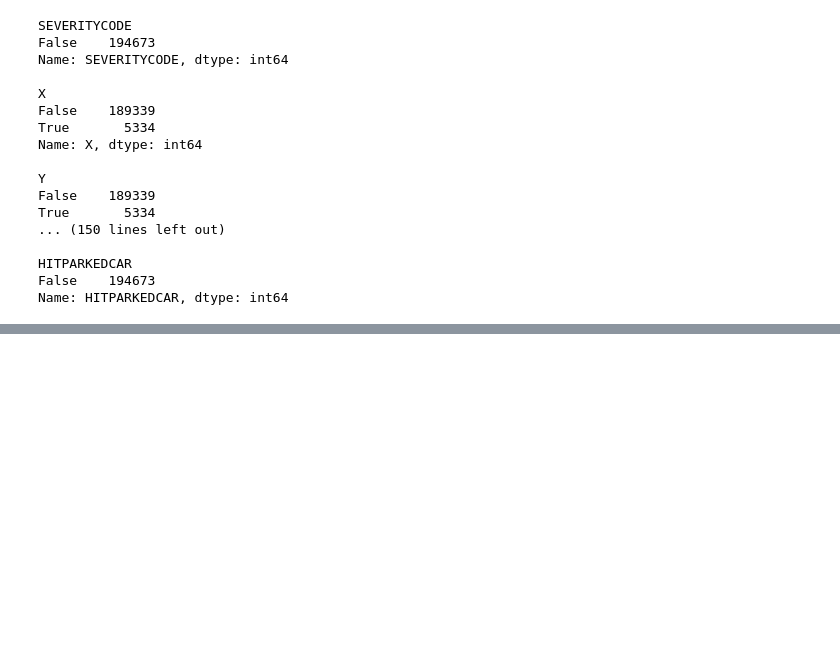
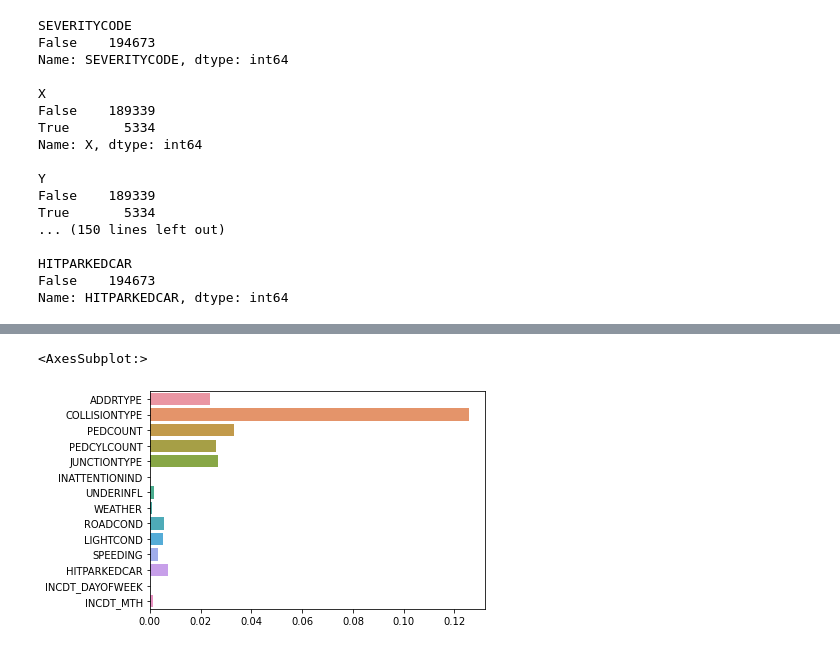
Before and after one commit to pablock-stark/ibm_data_science-final_capstone_project, a Jupyter notebook: ibm_applied_data_science_capstone.ipynb, the cells around one changed output, grey strips where cells are left out. Saved outputs shown, nothing was run; the diff lists cells and outputs as text; code cells hidden in the pictures; blank space fills up the shorter version.

```diff
--- a/ibm_applied_data_science_capstone.ipynb
+++ b/ibm_applied_data_science_capstone.ipynb
@@ -140,0 +445,65 @@ Name: HITPARKEDCAR, dtype: int64
+# %%
+from sklearn.model_selection import train_test_split
+from sklearn.preprocessing import LabelEncoder
+from sklearn.preprocessing import OrdinalEncoder
+from sklearn.feature_selection import SelectKBest
+from sklearn.feature_selection import mutual_info_classif
+
+# prepare input data
+def prepare_inputs(X_train, X_test):
+    oe = OrdinalEncoder()
+    oe.fit(X_train)
+    X_train_enc = oe.transform(X_train)
+    X_test_enc = oe.transform(X_test)
+    return X_train_enc, X_test_enc
+
+# prepare target
+def prepare_targets(y_train, y_test):
+    le = LabelEncoder()
+    le.fit(y_train)
+    y_train_enc = le.transform(y_train)
+    y_test_enc = le.transform(y_test)
+    return y_train_enc, y_test_enc
+
+# feature selection
+def select_features(X_train, y_train, X_test):
+    fs = SelectKBest(score_func=mutual_info_classif, k='all')
+    fs.fit(X_train, y_train)
+    X_train_fs = fs.transform(X_train)
+    X_test_fs = fs.transform(X_test)
+    return X_train_fs, X_test_fs, fs
+
+def calc_entropy(X, y, n):
+    scores = []
+    result = np.zeros(len(X.columns))
+
+    for i in range(n):
+        # split into train and test sets
+        X_train, X_test, y_train, y_test = train_test_split(X, y, test_size=0.33, random_state=1)
+        # prepare input data
+        X_train_enc, X_test_enc = prepare_inputs(X_train, X_test)
+        # prepare output data
+        y_train_enc, y_test_enc = prepare_targets(y_train, y_test)
+        # feature selection
+        X_train_fs, X_test_fs, fs = select_features(X_train_enc, y_train_enc, X_test_enc)
+        # what are scores for the features
+        result = fs.scores_ + result
+
+    return result / n
+
+X = df_selection.drop(columns=['X','Y', 'PERSONCOUNT', 'VEHCOUNT', 'SEVERITYCODE'])
+X = X.astype(str)
+y = df_selection['SEVERITYCODE']
+
+# Change the iteration number if you want to average the results
+iterations = 1
+
+result = calc_entropy(X, y, iterations)
+
+for i in range(len(result)):
+    print('Feature %s: %f' % (X.columns[i], result[i]))
+# Plot the scores
+
+sns.barplot(y=X.columns, x=result)
+#plt.savefig('fig/feature_extraction.png',dpi=300, bbox_inches = "tight")
+# %% [output]
@@ -140,0 +524,2 @@ Name: HITPARKEDCAR, dtype: int64
+<AxesSubplot:>
+[figure, added]
```
Also changed, not shown: parts of 82 cells of this notebook.
